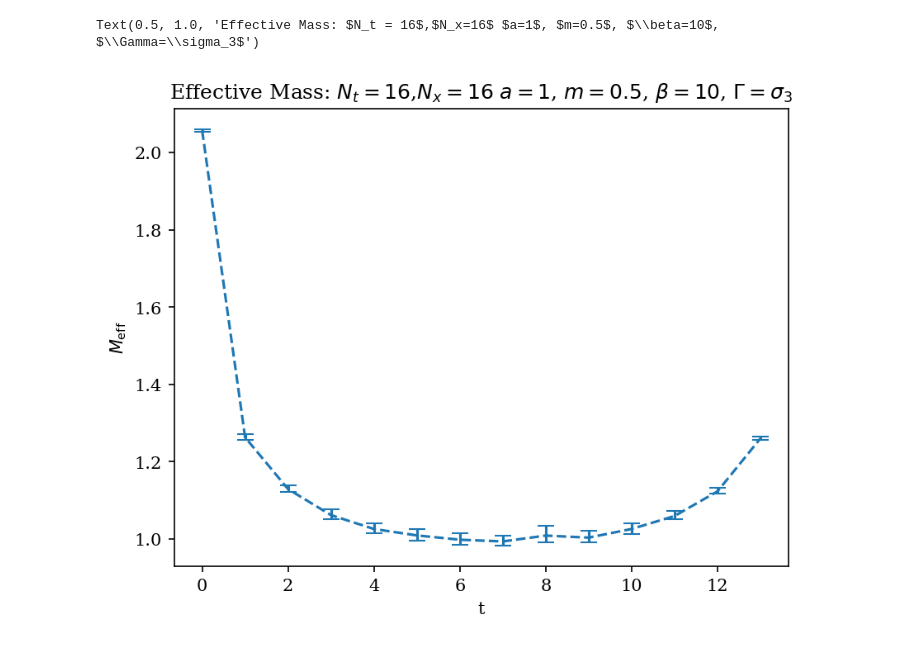
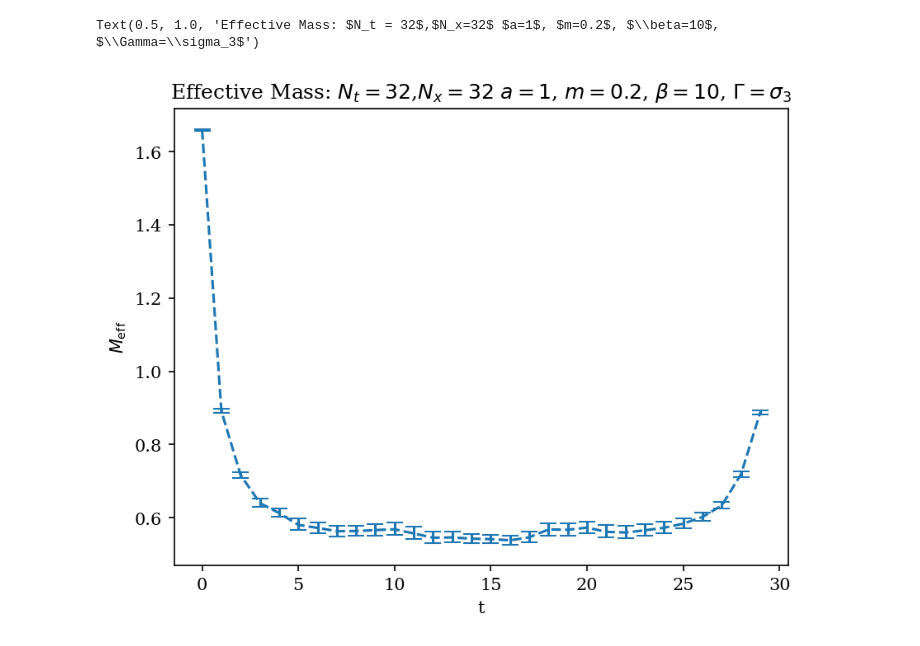
Before and after one commit to wurdahl/schwingerModel, a Jupyter notebook: schwingerModelHMC.ipynb, the cells around one changed output. Cells and saved outputs as stored; diff of their text form; code cells hidden in the pictures.

```diff
--- a/schwingerModelHMC.ipynb
+++ b/schwingerModelHMC.ipynb
@@ -14,12 +10,12 @@ from scipy.optimize import curve_fit
 # %%
 import schwingerModel as sim
 # %%
-m = .5
+m = .2
 a = 1
-dimx = 16
-dimt = 16
+dimx = 32
+dimt = 32
 beta = 10
-temp = sim.schwingerModel(metroSteps=5000,beta=beta,dimx=dimx,dimt=dimt,aSpacing=a,fMass=m)
+temp = sim.schwingerModel(metroSteps=20,beta=beta,dimx=dimx,dimt=dimt,aSpacing=a,fMass=m)
 # %%
 rhoBar = sim.analysis.getEffMassRhoBar(temp)
 sim.analysis.get_integrated_autocorr_time_statistical(rhoBar,temp.metroSteps)
@@ -28,7 +24,9 @@ sim.analysis.get_integrated_autocorr_time_statistical(rhoBar,temp.metroSteps)
 # %%
 gamma = np.array([[1j,0],[0,-1j]])
-effectiveMass = sim.analysis.effectiveMassStats(temp, burnIn=200,autocorrSkip=100,Gamma=gamma,includeDisc=False)
-correl = sim.analysis.correlStats(temp, burnIn=200,autocorrSkip=100,Gamma=gamma,includeDisc=False)
+bIn = 1000
+skp = 10
+correl = sim.analysis.correlStats(temp, burnIn=bIn,autocorrSkip=skp,Gamma=gamma,includeDisc=False)
+effectiveMass = sim.analysis.effectiveMassStats(temp, burnIn=bIn,autocorrSkip=skp,Gamma=gamma,includeDisc=False,coshExpr=True)
 # %%
 plt.figure(dpi=150)
 plt.errorbar(x=np.arange(len(correl[0])),y=correl[0],yerr=correl[1].T,ls="--",capsize=5)
@@ -42,12 +40,12 @@ Text(0.5, 1.0, 'Correlation:  $N_t = 16$,$N_x=16$ $a=1$, $m=0.5$, $\\beta=10$, $
 # %%
 plt.figure(dpi=150)
-plt.errorbar(x=np.arange(len(effectiveMass[0])),y=effectiveMass[0],yerr=effectiveMass[1].T,ls="--",capsize=5)
+plt.errorbar(x=np.arange(len(effectiveMass[0])),y=np.abs(effectiveMass[0]),yerr=effectiveMass[1].T,ls="--",capsize=5)
 plt.xlabel("t")
 plt.ylabel(r"$M_{\text{eff}}$")
 plt.title(rf"Effective Mass: $N_t = {dimt}$,$N_x={dimx}$ $a={a}$, $m={m}$, $\beta={beta}$, $\Gamma=\sigma_3$")
 # %% [output]
-Text(0.5, 1.0, 'Effective Mass: $N_t = 16$,$N_x=16$ $a=1$, $m=0.5$, $\\beta=10$, $\\Gamma=\\sigma_3$')
+Text(0.5, 1.0, 'Effective Mass: $N_t = 32$,$N_x=32$ $a=1$, $m=0.2$, $\\beta=10$, $\\Gamma=\\sigma_3$')
-[figure, old version]
+[figure, new version]
 # %%
 # testBetas = np.linspace(.5,5,8)
 
```
Also changed, not shown: parts of 3 cells of this notebook, 2 other files.
